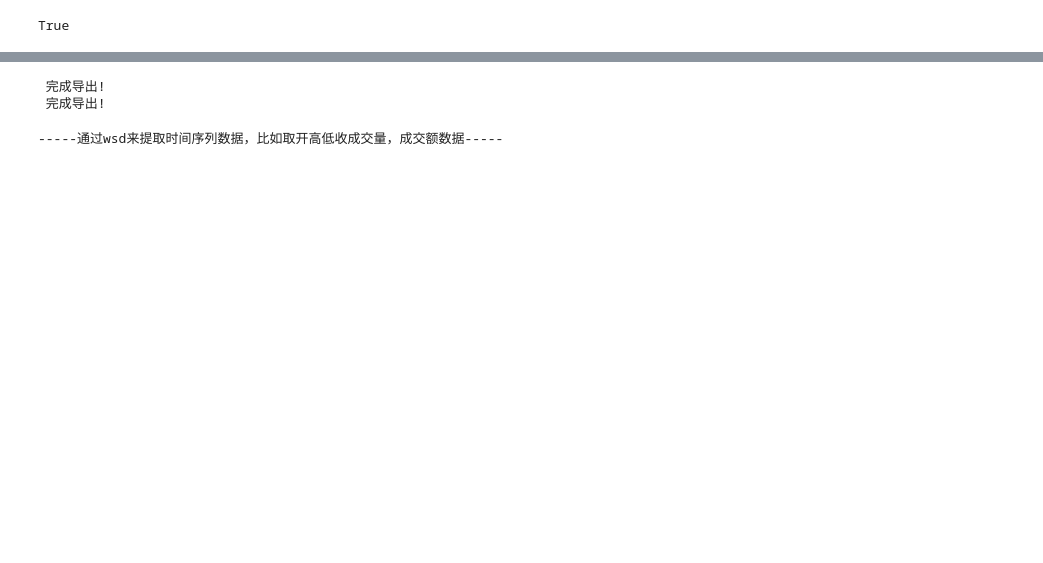
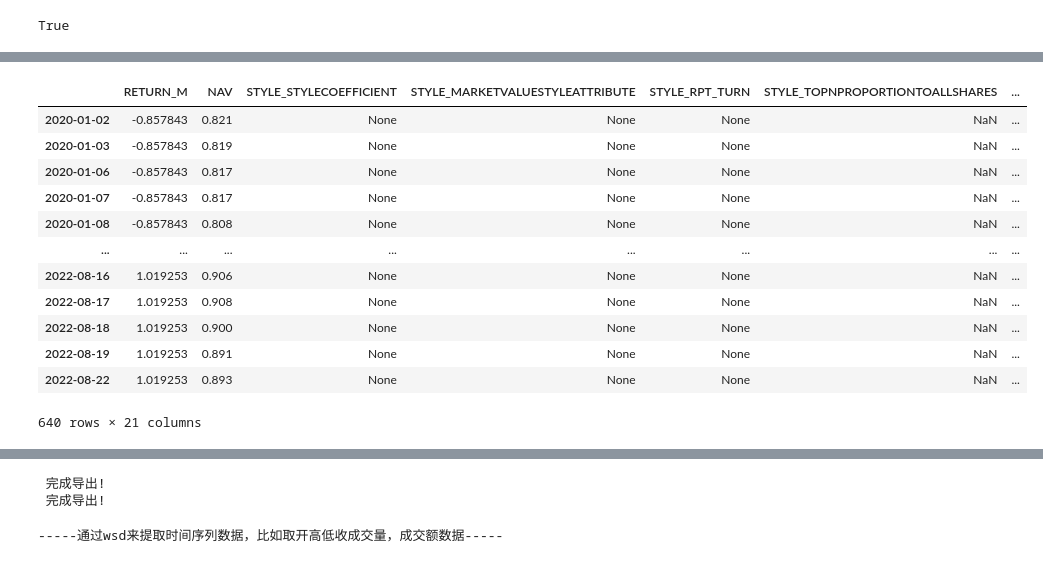
Before and after one commit to Steve-Selite/THU_Byte, a Jupyter notebook: Data/基金数据爬取.ipynb, the cells around one changed output, grey strips where cells are left out. Saved outputs shown, nothing was run; the diff lists cells and outputs as text; code cells hidden in the pictures; blank space fills up the shorter version.

Commit message:
data_reference

```diff
--- a/Data/基金数据爬取.ipynb
+++ b/Data/基金数据爬取.ipynb
@@ -33,0 +28,8 @@ True
+# %%
+test_of1 = w.wsd("000003.OF", "return_m,nav,style_stylecoefficient,style_marketvaluestyleattribute,style_rpt_turn,\
+                  style_topnproportiontoallshares,style_topnproportiontoallindustries,style_invconcentration,top10stock_pe,\
+                  top10stock_pb,rating_3y,risk_downside,risk_duration,prt_topstockname,prt_topstockcode,prt_topstockquantity,\
+                  prt_topbondname,prt_topbondsymbol,prt_topbondwindcode,prt_topsecuritiename,prt_topsecuritiecode",\
+                  "2020-01-01", "2022-08-22", \
+                    # 以下输入超参数
+                  "year=2022;Intervaltype=1;topN=5;ratingAgency=1;month=1;order=1;unit=1;topNum=1")
@@ -33,0 +44,20 @@ True
+# %%
+data_dict = {test_of1.Fields[i]: test_of1.Data[i] for i in range(len(test_of1.Fields))}
+funds_data = pd.DataFrame(data_dict, index = test_of1.Times)
+funds_data.columns = test_of1.Fields
+funds_data.index = pd.to_datetime(funds_data.index)
+funds_data
+# %% [output]
+|  | RETURN_M | NAV | STYLE_STYLECOEFFICIENT | STYLE_MARKETVALUESTYLEATTRIBUTE | STYLE_RPT_TURN | STYLE_TOPNPROPORTIONTOALLSHARES | ... |
+| 2020-01-02 | -0.857843 | 0.821 | None | None | None | NaN | ... |
+| 2020-01-03 | -0.857843 | 0.819 | None | None | None | NaN | ... |
+| 2020-01-06 | -0.857843 | 0.817 | None | None | None | NaN | ... |
+| 2020-01-07 | -0.857843 | 0.817 | None | None | None | NaN | ... |
+| 2020-01-08 | -0.857843 | 0.808 | None | None | None | NaN | ... |
+| ... | ... | ... | ... | ... | ... | ... | ... |
+| 2022-08-16 | 1.019253 | 0.906 | None | None | None | NaN | ... |
+| 2022-08-17 | 1.019253 | 0.908 | None | None | None | NaN | ... |
+| 2022-08-18 | 1.019253 | 0.900 | None | None | None | NaN | ... |
+| 2022-08-19 | 1.019253 | 0.891 | None | None | None | NaN | ... |
+| 2022-08-22 | 1.019253 | 0.893 | None | None | None | NaN | ... |
+640 rows × 21 columns
```
Also changed, not shown: parts of 5 cells of this notebook, 2 other files.
